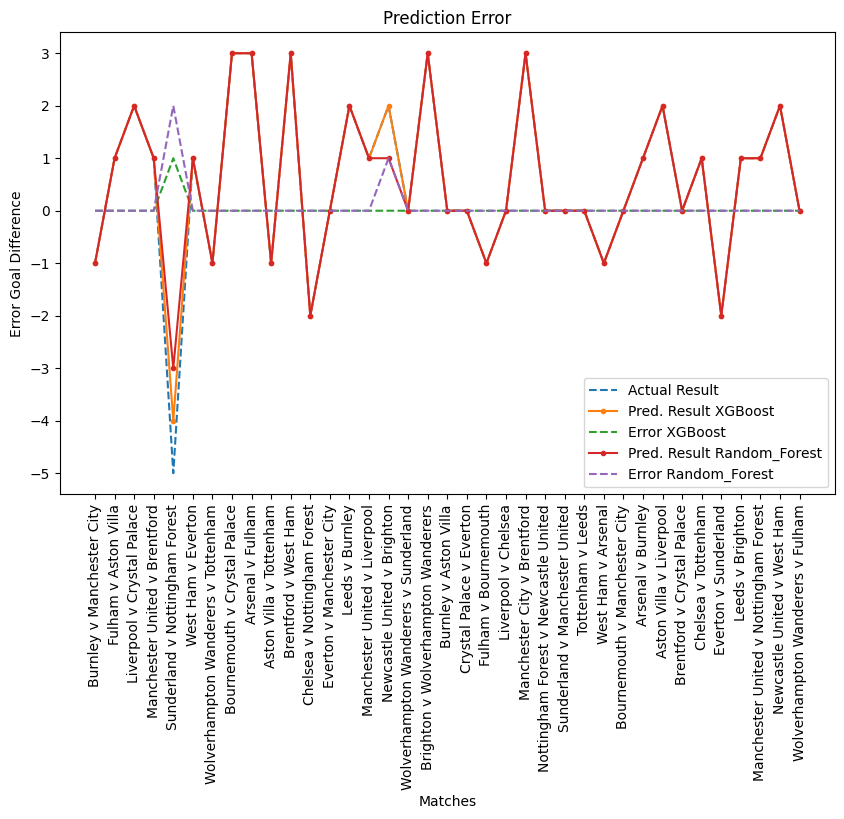
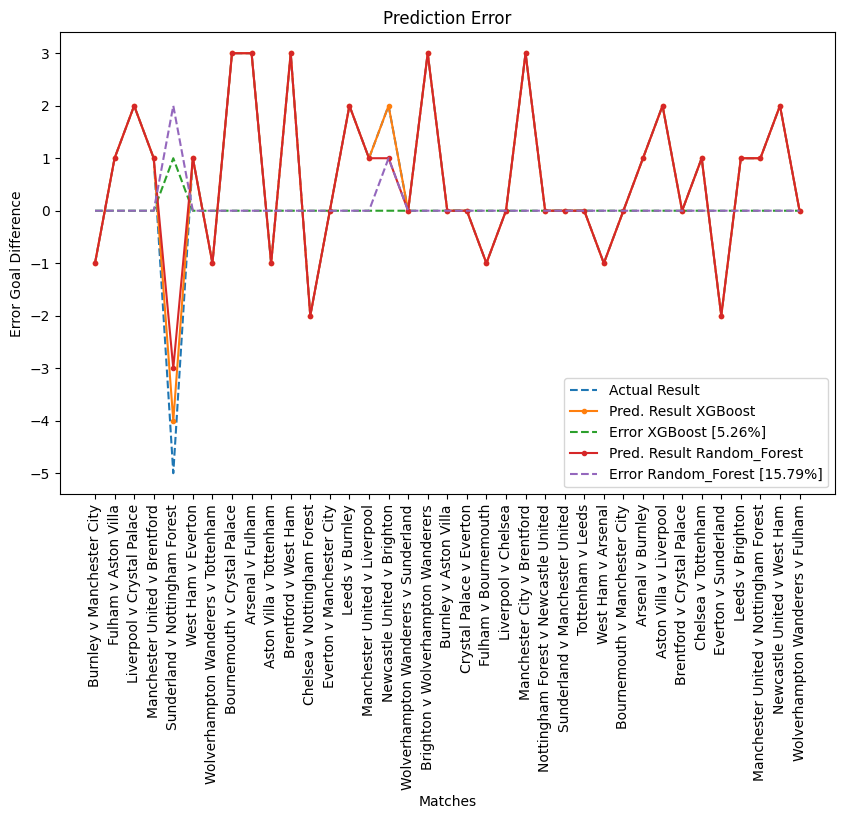
Code edit (unified diff) that turned the first committed figure into the second:
--- before
+++ after
@@ -12,6 +12,9 @@
     # plt.plot(test_df["home_pred_goals"], 'bo', label="Predicted Home Goals")
     # plt.plot(test_df["away_pred_goals"], 'bs', label="Predicted Away Goals")
+    # Calculate % error
+    error_rate = test_df["error"].sum() / test_df["actual_result"].sum()
     plt.plot(test_df["predicted_result"], '.-', label=f"Pred. Result {name}")
-    plt.plot(test_df["error"], '--', label=f"Error {name}")
+    plt.plot(test_df["error"], '--', label=f"Error {name} [{error_rate:.2%}]")
+
 ax.set_xticks(ticks=test_df.index, labels=test_df["match_labels"], rotation=90)
 plt.xlabel("Matches")

Commit: Add percent error to model predictions plot